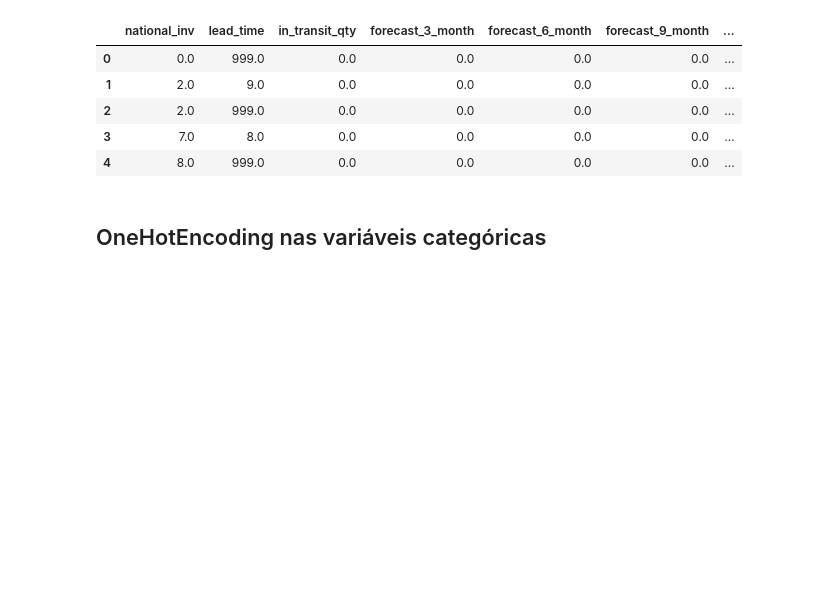
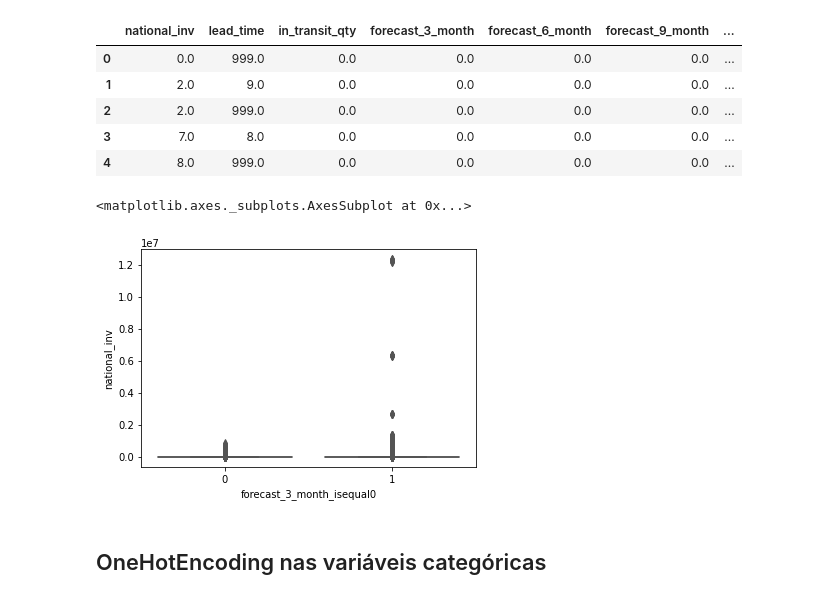
Before and after one commit to barbosarafael/Projetos, a Jupyter notebook: iNeuron_Back_order_prediction_Notebook/2classweight_randomforest.ipynb, the cells around one changed output. Drawn from its saved outputs; the diff is of its cells as text; code cells hidden in the pictures; blank space fills up the shorter version.

```diff
--- a/iNeuron_Back_order_prediction_Notebook/2classweight_randomforest.ipynb
+++ b/iNeuron_Back_order_prediction_Notebook/2classweight_randomforest.ipynb
@@ -331,6 +335,11 @@ banco.head()
 | 2 | 2.0 | 999.0 | 0.0 | 0.0 | 0.0 | 0.0 | ... |
 | 3 | 7.0 | 8.0 | 0.0 | 0.0 | 0.0 | 0.0 | ... |
 | 4 | 8.0 | 999.0 | 0.0 | 0.0 | 0.0 | 0.0 | ... |
+# %%
+sns.boxplot(banco["forecast_3_month_isequal0"], banco["national_inv"])
+# %% [output]
+<matplotlib.axes._subplots.AxesSubplot at 0x...>
+[figure, added]
 # %% [markdown]
 ## OneHotEncoding nas variáveis categóricas
 # %%
```
Also changed, not shown: parts of 7 cells of this notebook.
